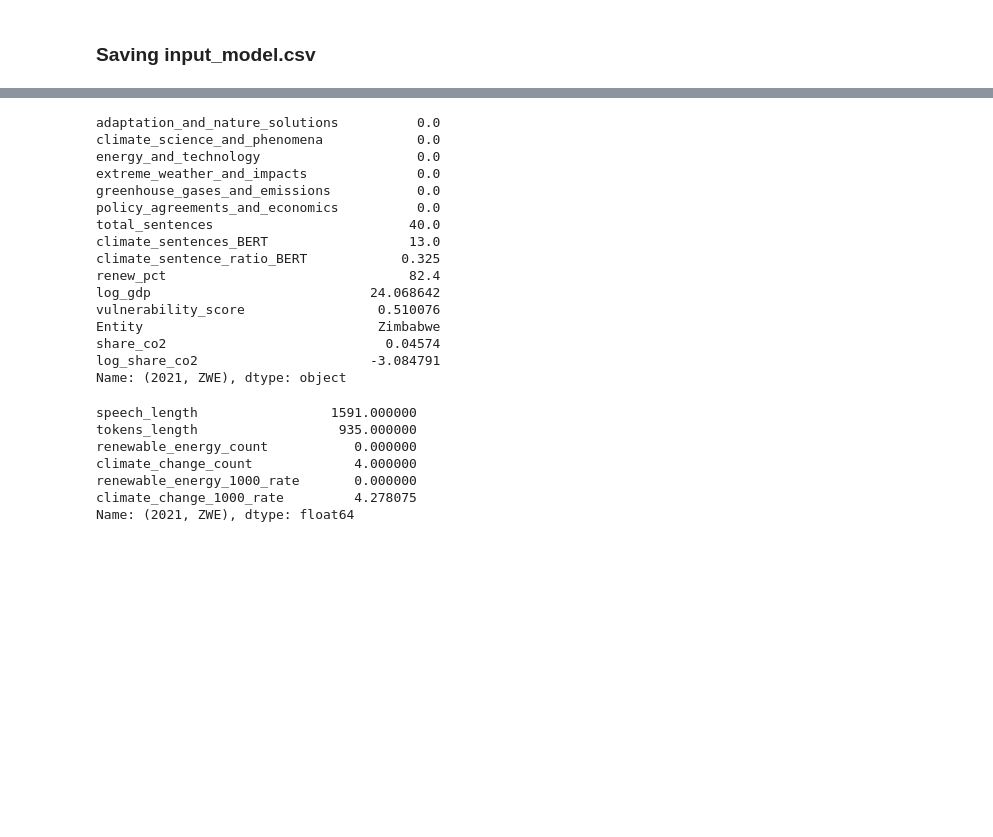
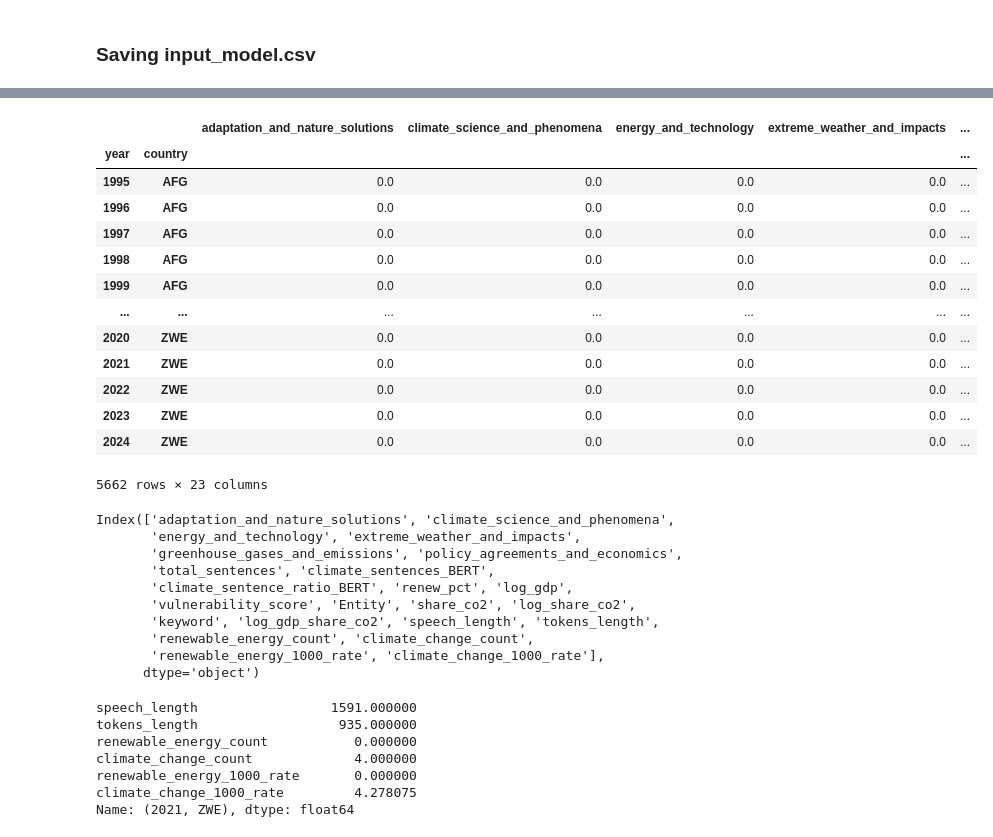
Before and after one commit to jacobgroot/FDS, a Jupyter notebook: exploratory_calixto.ipynb, the cells around one changed output, grey strips where cells are left out. Drawn from its saved outputs; the diff is of its cells as text; code cells hidden in the pictures; blank space fills up the shorter version.

```diff
--- a/exploratory_calixto.ipynb
+++ b/exploratory_calixto.ipynb
@@ -514,32 +547,43 @@ df_tokens.drop(columns=[
 # %%
 # Rewrite with the token frequencies
 rewrite = True
 
 if rewrite:
     for col in df_tokens.columns:
         df_input[col] = df_tokens[col]
     # Save the dfs as csv
     df_input.to_csv('data/input_model.csv')
     # df_tokens.to_csv('data/token_frequencies.csv')
+
+df_input
+# %% [output]
+|  |  | adaptation_and_nature_solutions | climate_science_and_phenomena | energy_and_technology | extreme_weather_and_impacts | ... |
+| year | country |  |  |  |  | ... |
+| 1995 | AFG | 0.0 | 0.0 | 0.0 | 0.0 | ... |
+| 1996 | AFG | 0.0 | 0.0 | 0.0 | 0.0 | ... |
+| 1997 | AFG | 0.0 | 0.0 | 0.0 | 0.0 | ... |
+| 1998 | AFG | 0.0 | 0.0 | 0.0 | 0.0 | ... |
+| 1999 | AFG | 0.0 | 0.0 | 0.0 | 0.0 | ... |
+| ... | ... | ... | ... | ... | ... | ... |
+| 2020 | ZWE | 0.0 | 0.0 | 0.0 | 0.0 | ... |
+| 2021 | ZWE | 0.0 | 0.0 | 0.0 | 0.0 | ... |
+| 2022 | ZWE | 0.0 | 0.0 | 0.0 | 0.0 | ... |
+| 2023 | ZWE | 0.0 | 0.0 | 0.0 | 0.0 | ... |
+| 2024 | ZWE | 0.0 | 0.0 | 0.0 | 0.0 | ... |
+5662 rows × 23 columns
 # %%
-df_input.loc[(2021,'ZWE')]
+df_input.columns
 # %% [output]
-adaptation_and_nature_solutions          0.0
-climate_science_and_phenomena            0.0
-energy_and_technology                    0.0
-extreme_weather_and_impacts              0.0
-greenhouse_gases_and_emissions           0.0
-policy_agreements_and_economics          0.0
-total_sentences                         40.0
-climate_sentences_BERT                  13.0
-climate_sentence_ratio_BERT            0.325
-renew_pct                               82.4
-log_gdp                            24.068642
-vulnerability_score                 0.510076
-Entity                              Zimbabwe
-share_co2                            0.04574
-log_share_co2                      -3.084791
-Name: (2021, ZWE), dtype: object
+Index(['adaptation_and_nature_solutions', 'climate_science_and_phenomena',
+       'energy_and_technology', 'extreme_weather_and_impacts',
+       'greenhouse_gases_and_emissions', 'policy_agreements_and_economics',
+       'total_sentences', 'climate_sentences_BERT',
+       'climate_sentence_ratio_BERT', 'renew_pct', 'log_gdp',
+       'vulnerability_score', 'Entity', 'share_co2', 'log_share_co2',
+       'keyword', 'log_gdp_share_co2', 'speech_length', 'tokens_length',
+       'renewable_energy_count', 'climate_change_count',
+       'renewable_energy_1000_rate', 'climate_change_1000_rate'],
+      dtype='object')
 # %%
 df_tokens.loc[(2021,'ZWE')]
 # %% [output]
```
Also changed, not shown: parts of 11 cells of this notebook, 3 other files.
